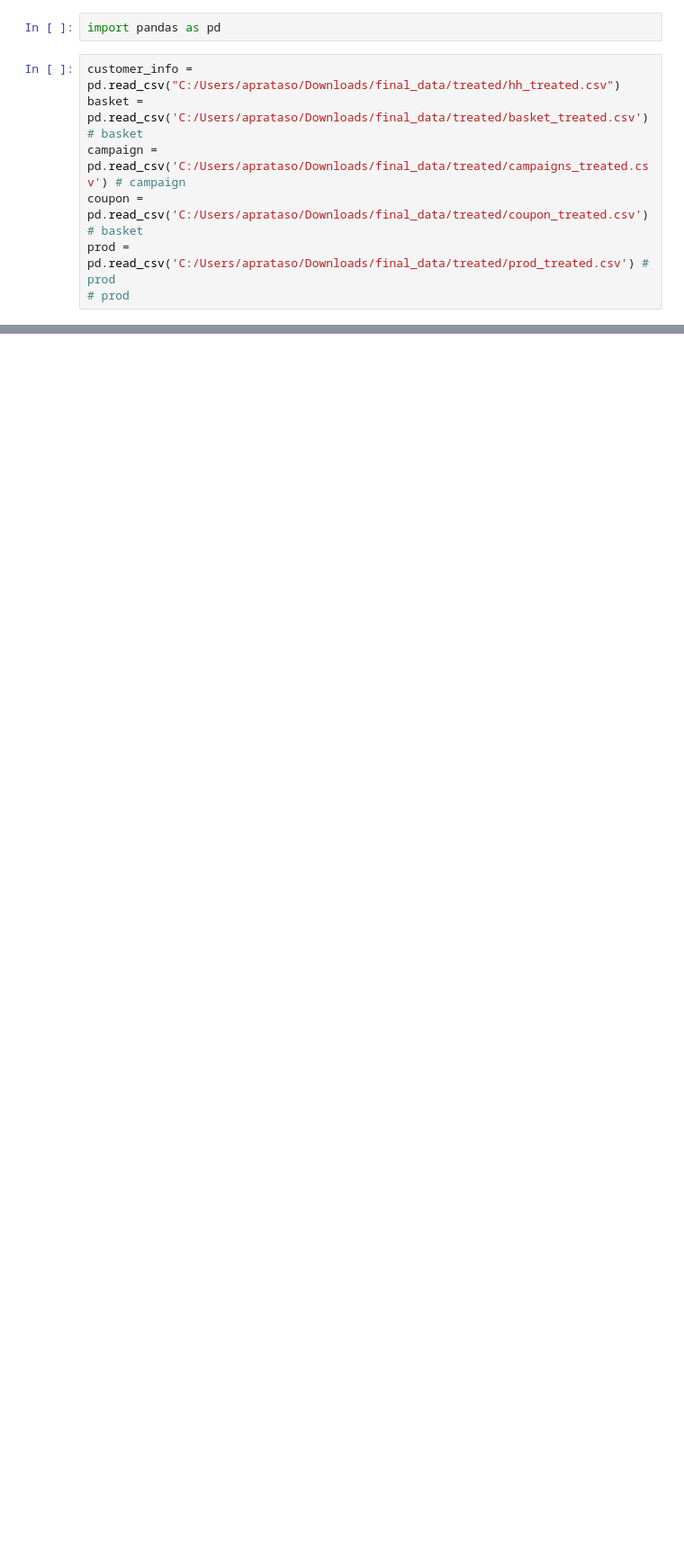
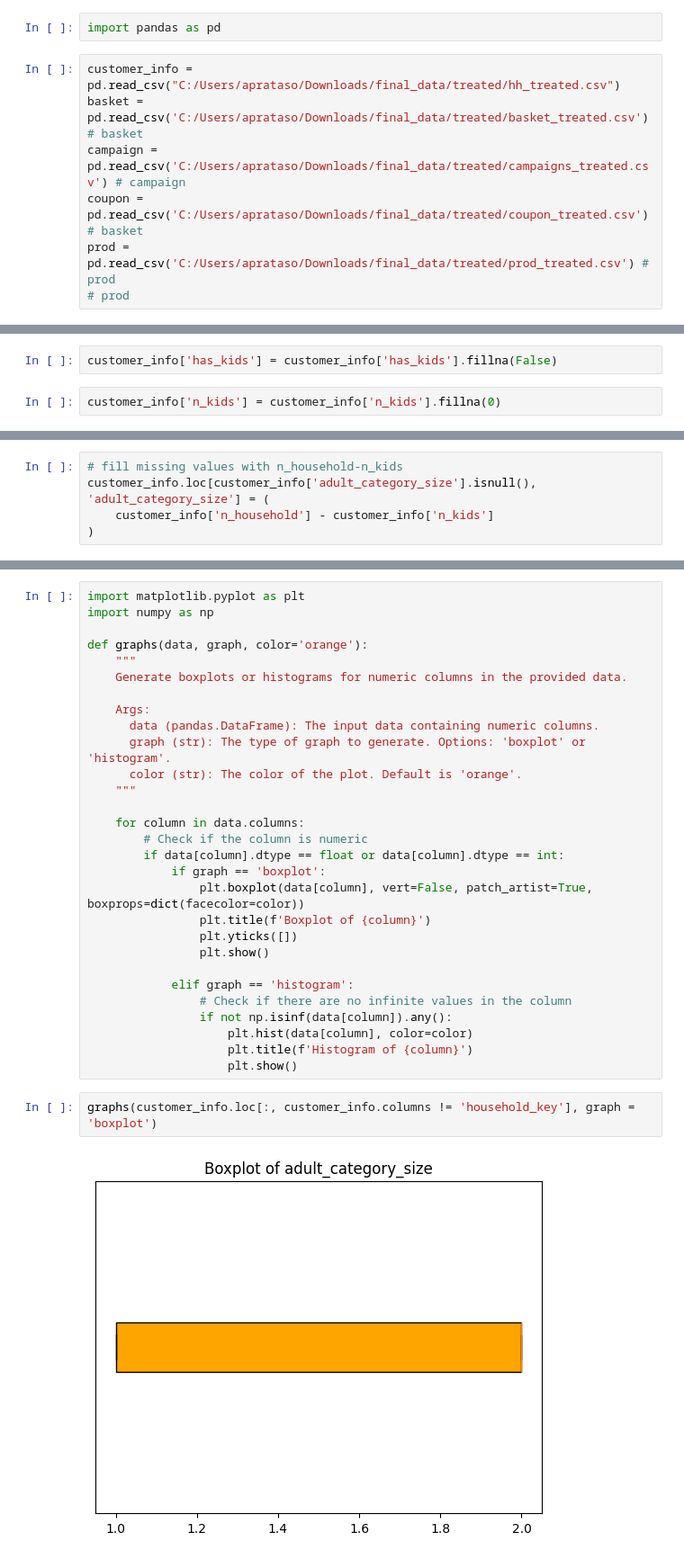
Before and after one commit to antoniooliveira03/Projects, a Jupyter notebook: NTT Project/02_EDA.ipynb, the cells around one changed output, grey strips where cells are left out. Shown: that part at 90% size. Drawn from its saved outputs; the diff is of its cells as text; blank space fills up the shorter version.

```diff
--- a/NTT Project/02_EDA.ipynb
+++ b/NTT Project/02_EDA.ipynb
@@ -30,0 +76,4 @@ TypeError: unsupported operand type(s) for +: 'int' and 'str'
+# %%
+customer_info['has_kids'] = customer_info['has_kids'].fillna(False)
+# %%
+customer_info['n_kids'] = customer_info['n_kids'].fillna(0)
@@ -30,0 +84,5 @@ TypeError: unsupported operand type(s) for +: 'int' and 'str'
+# %%
+# fill missing values with n_household-n_kids
+customer_info.loc[customer_info['adult_category_size'].isnull(), 'adult_category_size'] = (
+    customer_info['n_household'] - customer_info['n_kids']
+)
@@ -30,0 +91,33 @@ TypeError: unsupported operand type(s) for +: 'int' and 'str'
+# %%
+import matplotlib.pyplot as plt
+import numpy as np
+
+def graphs(data, graph, color='orange'):
+    """
+    Generate boxplots or histograms for numeric columns in the provided data.
+
+    Args:
+      data (pandas.DataFrame): The input data containing numeric columns.
+      graph (str): The type of graph to generate. Options: 'boxplot' or 'histogram'.
+      color (str): The color of the plot. Default is 'orange'.
+    """
+
+    for column in data.columns:
+        # Check if the column is numeric
+        if data[column].dtype == float or data[column].dtype == int:
+            if graph == 'boxplot':
+                plt.boxplot(data[column], vert=False, patch_artist=True, boxprops=dict(facecolor=color))
+                plt.title(f'Boxplot of {column}')
+                plt.yticks([])
+                plt.show()
+
+            elif graph == 'histogram':
+                # Check if there are no infinite values in the column
+                if not np.isinf(data[column]).any():
+                    plt.hist(data[column], color=color)
+                    plt.title(f'Histogram of {column}')
+                    plt.show()
+# %%
+graphs(customer_info.loc[:, customer_info.columns != 'household_key'], graph = 'boxplot')
+# %% [output]
+[figure, added]
```
Also changed, not shown: parts of 10 cells of this notebook, 2 other files.
